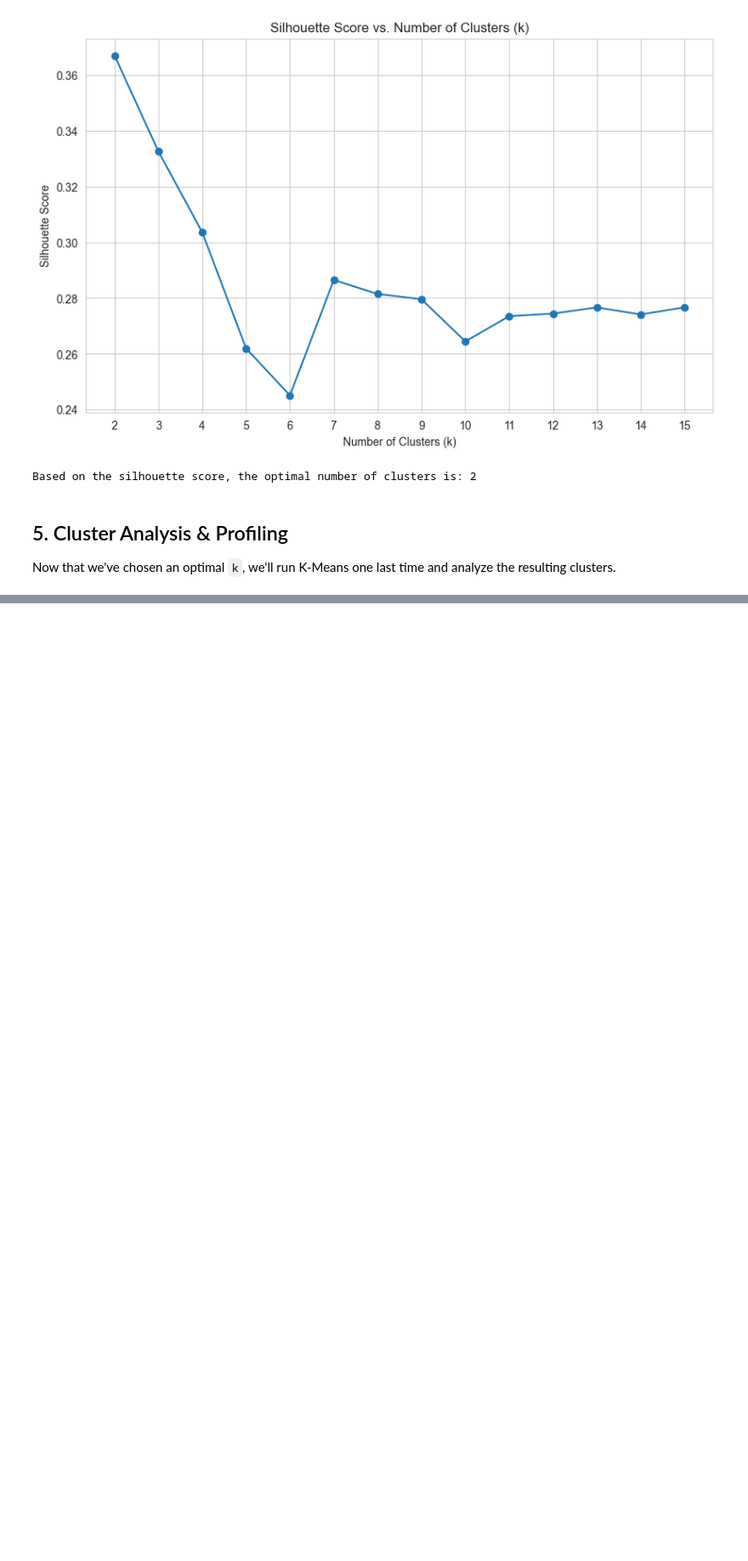
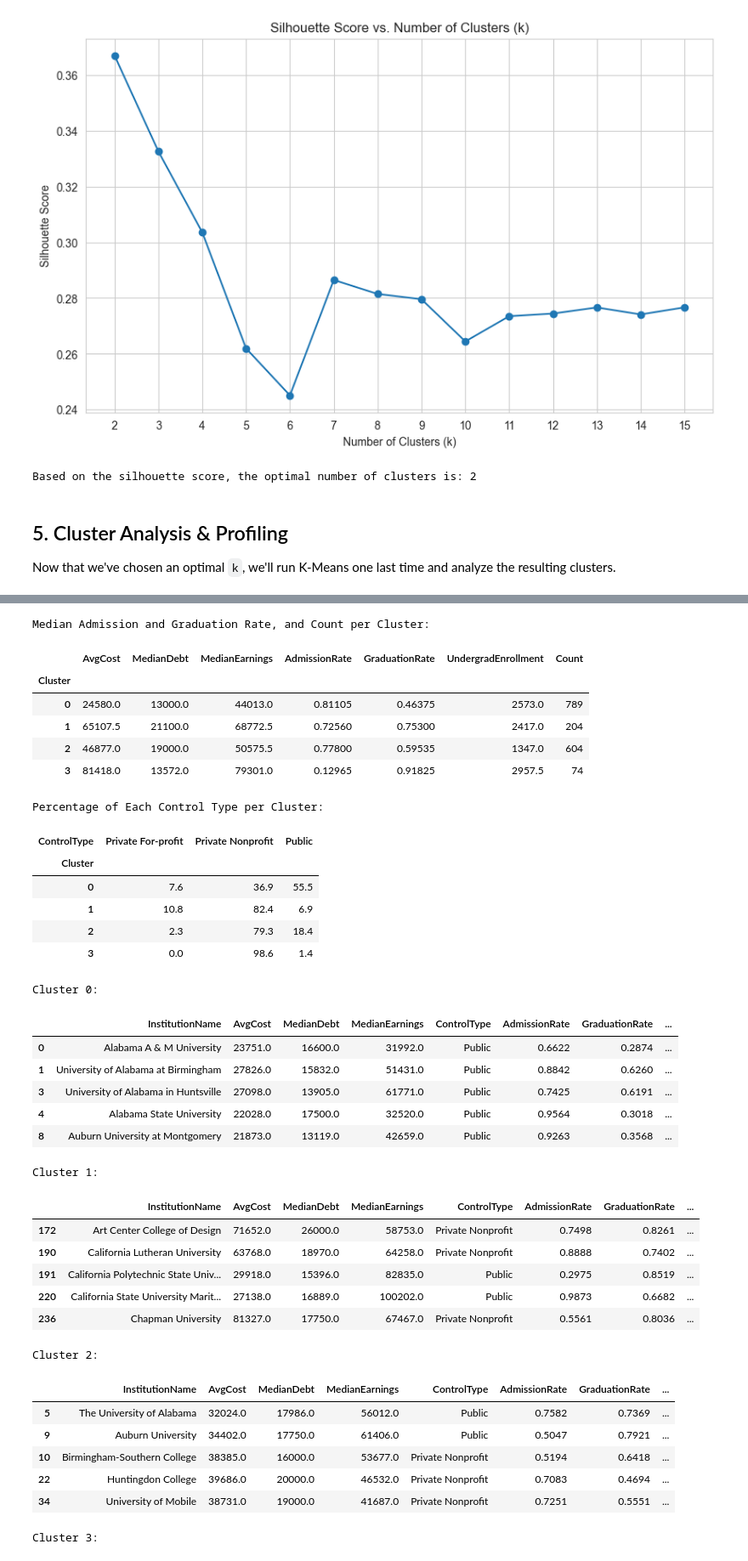
Before and after one commit to BenGoBlue05/college-scorecard-analysis, a Jupyter notebook: notebooks/institution_clustering.ipynb, the cells around one changed output, grey strips where cells are left out. Shown at 85% size. Cells and saved outputs as stored; diff of their text form; code cells hidden in the pictures; blank space fills up the shorter version.

```diff
--- a/notebooks/institution_clustering.ipynb
+++ b/notebooks/institution_clustering.ipynb
@@ -367,0 +373,58 @@ Based on the analysis, we have successfully segmented the universities into 2 di
+# %%
+# Median admission and graduation rate, and count per cluster
+cluster_medians = df_processed.groupby('Cluster')[['AvgCost', 'MedianDebt', 'MedianEarnings', 'AdmissionRate', 'GraduationRate', 'UndergradEnrollment']].median()
+cluster_counts = df_processed['Cluster'].value_counts().sort_index()
+cluster_medians['Count'] = cluster_counts
+
+print("Median Admission and Graduation Rate, and Count per Cluster:")
+display(cluster_medians)
+
+# Percentage of each control type per cluster
+control_type_pct = (
+    df_processed.groupby('Cluster')['ControlType']
+    .value_counts(normalize=True)
+    .unstack(fill_value=0) * 100
+).round(1)
+
+print("\nPercentage of Each Control Type per Cluster:")
+display(control_type_pct)
+for cluster_label, group in df_processed.groupby('Cluster'):
+    print(f"\nCluster {cluster_label}:")
+    display(group.head())
+# %% [output]
+Median Admission and Graduation Rate, and Count per Cluster:
+|  | AvgCost | MedianDebt | MedianEarnings | AdmissionRate | GraduationRate | UndergradEnrollment | Count |
+| Cluster |  |  |  |  |  |  |  |
+| 0 | 24580.0 | 13000.0 | 44013.0 | 0.81105 | 0.46375 | 2573.0 | 789 |
+| 1 | 65107.5 | 21100.0 | 68772.5 | 0.72560 | 0.75300 | 2417.0 | 204 |
+| 2 | 46877.0 | 19000.0 | 50575.5 | 0.77800 | 0.59535 | 1347.0 | 604 |
+| 3 | 81418.0 | 13572.0 | 79301.0 | 0.12965 | 0.91825 | 2957.5 | 74 |
+Percentage of Each Control Type per Cluster:
+| ControlType | Private For-profit | Private Nonprofit | Public |
+| Cluster |  |  |  |
+| 0 | 7.6 | 36.9 | 55.5 |
+| 1 | 10.8 | 82.4 | 6.9 |
+| 2 | 2.3 | 79.3 | 18.4 |
+| 3 | 0.0 | 98.6 | 1.4 |
+Cluster 0:
+|  | InstitutionName | AvgCost | MedianDebt | MedianEarnings | ControlType | AdmissionRate | GraduationRate | ... |
+| 0 | Alabama A & M University | 23751.0 | 16600.0 | 31992.0 | Public | 0.6622 | 0.2874 | ... |
+| 1 | University of Alabama at Birmingham | 27826.0 | 15832.0 | 51431.0 | Public | 0.8842 | 0.6260 | ... |
+| 3 | University of Alabama in Huntsville | 27098.0 | 13905.0 | 61771.0 | Public | 0.7425 | 0.6191 | ... |
+| 4 | Alabama State University | 22028.0 | 17500.0 | 32520.0 | Public | 0.9564 | 0.3018 | ... |
+| 8 | Auburn University at Montgomery | 21873.0 | 13119.0 | 42659.0 | Public | 0.9263 | 0.3568 | ... |
+Cluster 1:
+|  | InstitutionName | AvgCost | MedianDebt | MedianEarnings | ControlType | AdmissionRate | GraduationRate | ... |
+| 172 | Art Center College of Design | 71652.0 | 26000.0 | 58753.0 | Private Nonprofit | 0.7498 | 0.8261 | ... |
+| 190 | California Lutheran University | 63768.0 | 18970.0 | 64258.0 | Private Nonprofit | 0.8888 | 0.7402 | ... |
+| 191 | California Polytechnic State Univ... | 29918.0 | 15396.0 | 82835.0 | Public | 0.2975 | 0.8519 | ... |
+| 220 | California State University Marit... | 27138.0 | 16889.0 | 100202.0 | Public | 0.9873 | 0.6682 | ... |
+| 236 | Chapman University | 81327.0 | 17750.0 | 67467.0 | Private Nonprofit | 0.5561 | 0.8036 | ... |
+Cluster 2:
+|  | InstitutionName | AvgCost | MedianDebt | MedianEarnings | ControlType | AdmissionRate | GraduationRate | ... |
+| 5 | The University of Alabama | 32024.0 | 17986.0 | 56012.0 | Public | 0.7582 | 0.7369 | ... |
+| 9 | Auburn University | 34402.0 | 17750.0 | 61406.0 | Public | 0.5047 | 0.7921 | ... |
+| 10 | Birmingham-Southern College | 38385.0 | 16000.0 | 53677.0 | Private Nonprofit | 0.5194 | 0.6418 | ... |
+| 22 | Huntingdon College | 39686.0 | 20000.0 | 46532.0 | Private Nonprofit | 0.7083 | 0.4694 | ... |
+| 34 | University of Mobile | 38731.0 | 19000.0 | 41687.0 | Private Nonprofit | 0.7251 | 0.5551 | ... |
+Cluster 3:
```
Also changed, not shown: parts of 8 cells of this notebook.
